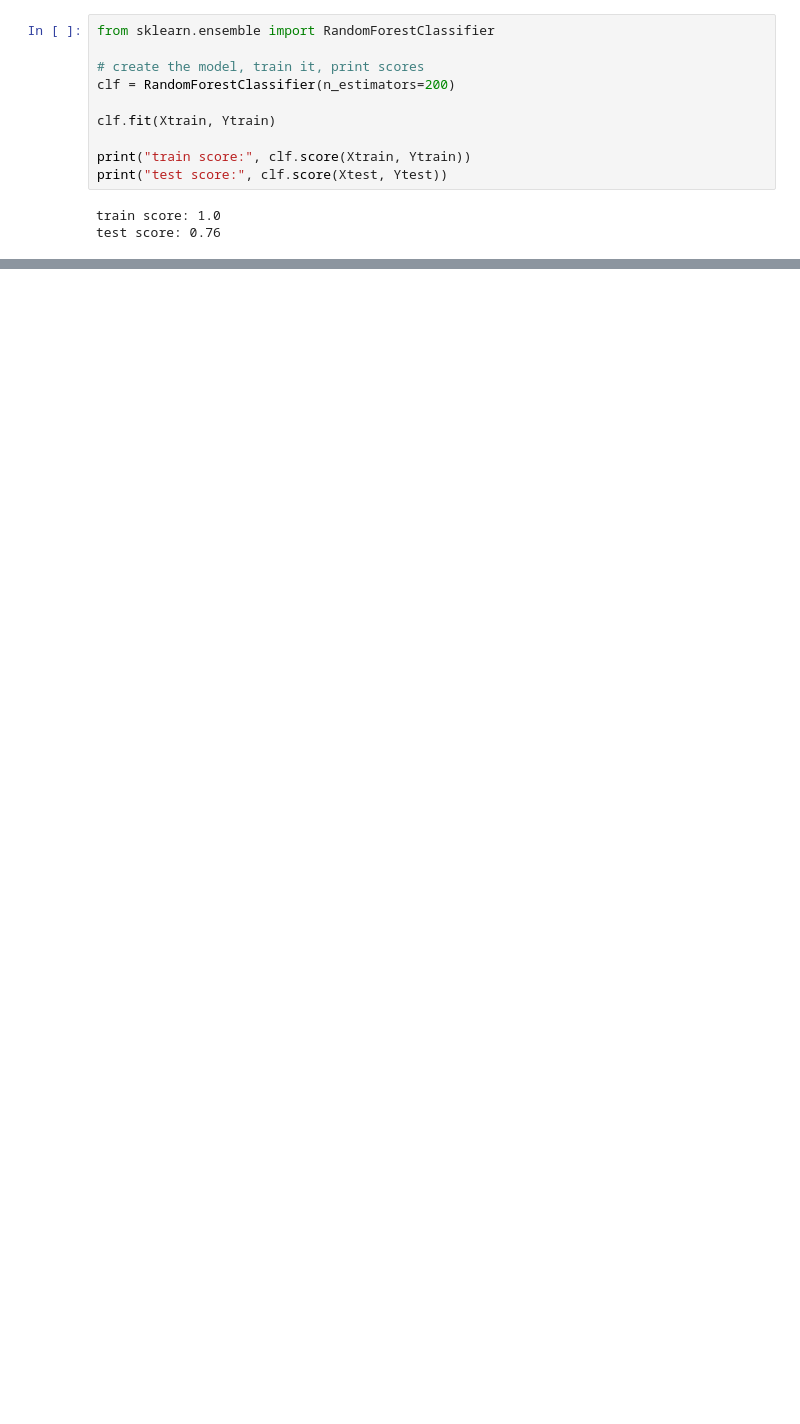
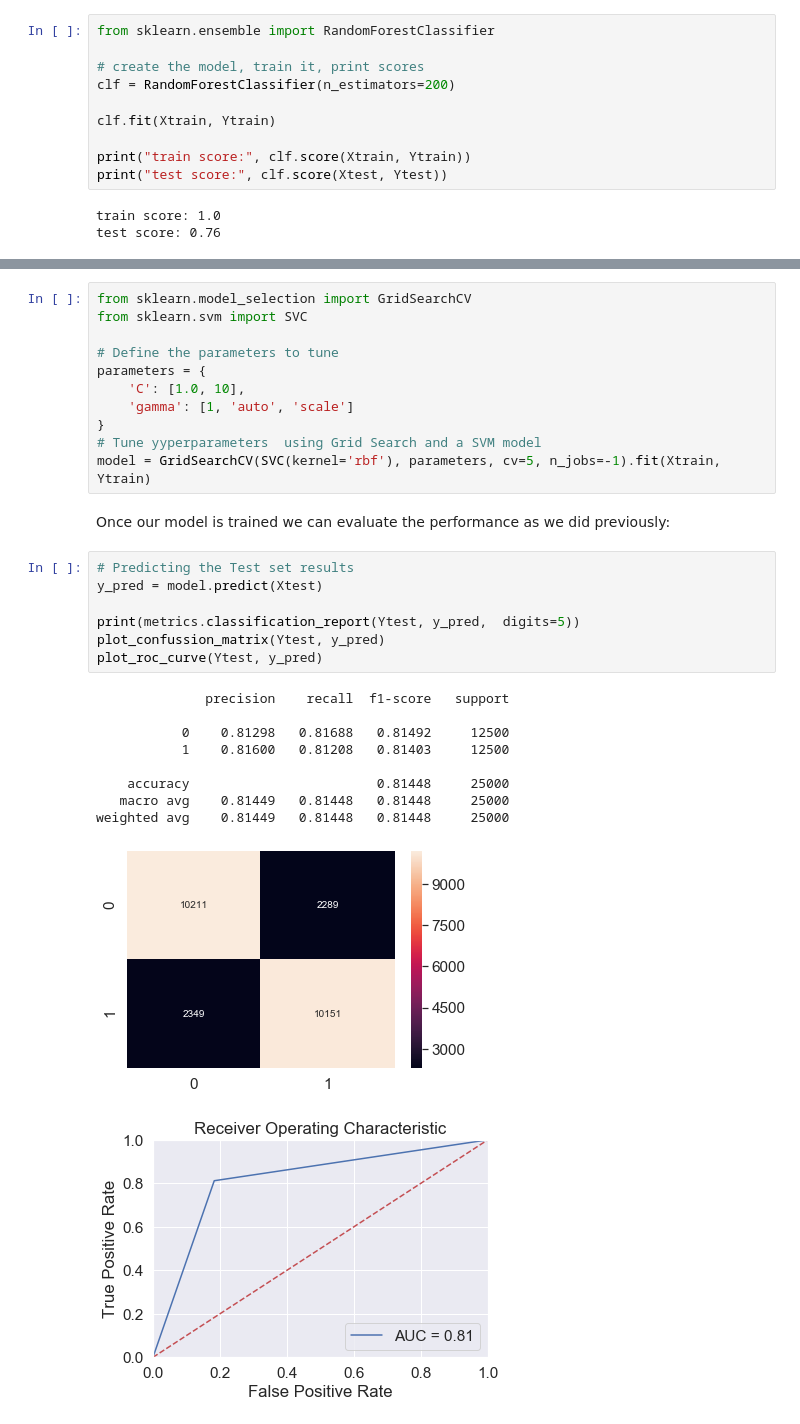
Before and after one commit to edumunozsala/Intro-NLP-Text-Classification, a Jupyter notebook: Intro_NLP_WordEmbeddings_Classification.ipynb, the cells around one changed output, grey strips where cells are left out. Saved outputs shown, nothing was run; the diff lists cells and outputs as text; blank space fills up the shorter version.

```diff
--- a/Intro_NLP_WordEmbeddings_Classification.ipynb
+++ b/Intro_NLP_WordEmbeddings_Classification.ipynb
@@ -419,0 +515,31 @@ plt.show()
+# %%
+from sklearn.model_selection import GridSearchCV
+from sklearn.svm import SVC
+
+# Define the parameters to tune
+parameters = {
+    'C': [1.0, 10],
+    'gamma': [1, 'auto', 'scale']
+}
+# Tune yyperparameters  using Grid Search and a SVM model
+model = GridSearchCV(SVC(kernel='rbf'), parameters, cv=5, n_jobs=-1).fit(Xtrain, Ytrain)
+# %% [markdown]
+Once our model is trained we can evaluate the performance as we did previously:
+# %%
+# Predicting the Test set results
+y_pred = model.predict(Xtest)
+
+print(metrics.classification_report(Ytest, y_pred,  digits=5))
+plot_confussion_matrix(Ytest, y_pred)
+plot_roc_curve(Ytest, y_pred)
+# %% [output]
+              precision    recall  f1-score   support
+
+           0    0.81298   0.81688   0.81492     12500
+           1    0.81600   0.81208   0.81403     12500
+
+    accuracy                        0.81448     25000
+   macro avg    0.81449   0.81448   0.81448     25000
+weighted avg    0.81449   0.81448   0.81448     25000
+[figure, added]
+[figure, added]
```
Also changed, not shown: parts of 31 cells of this notebook.
